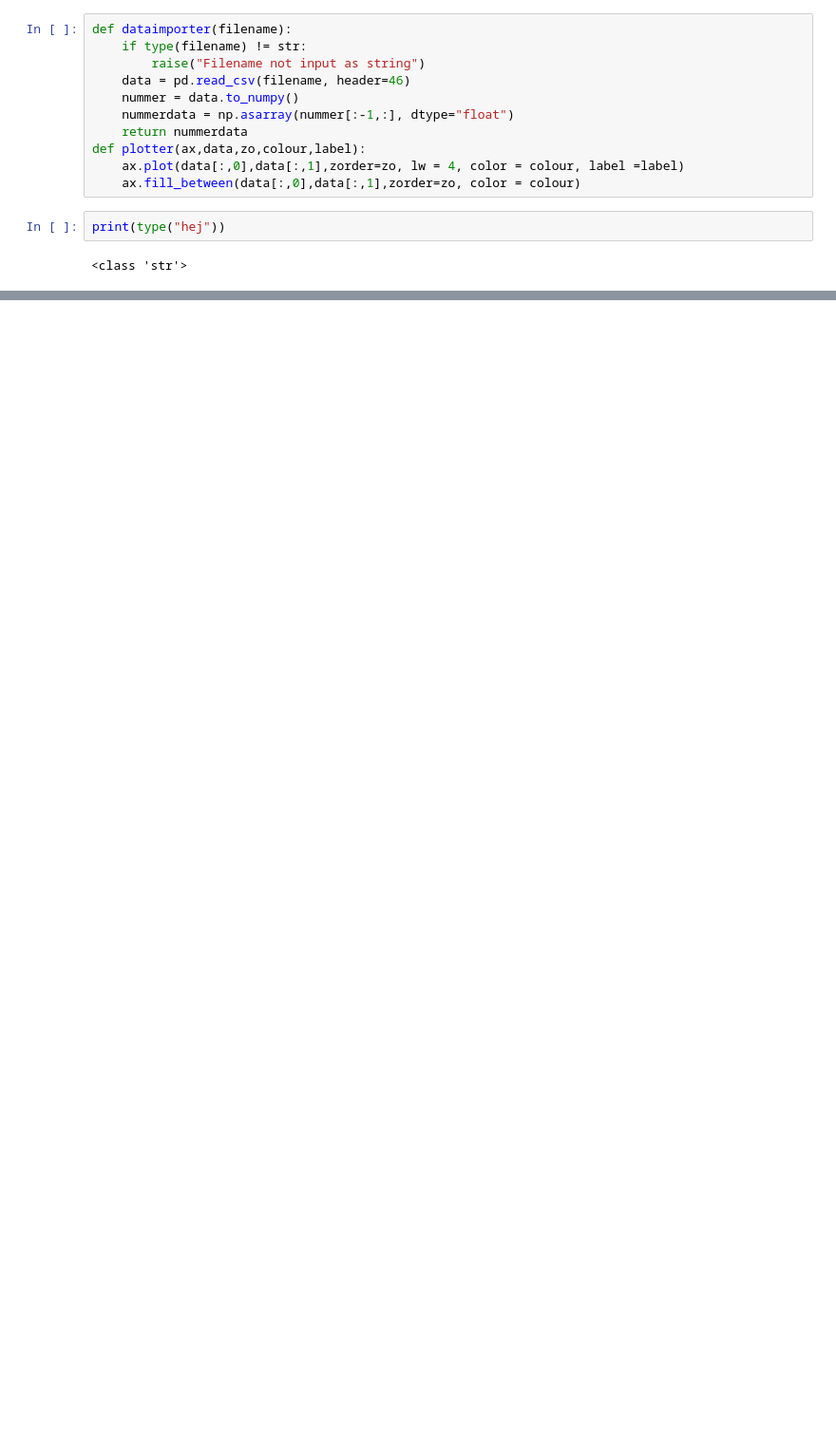
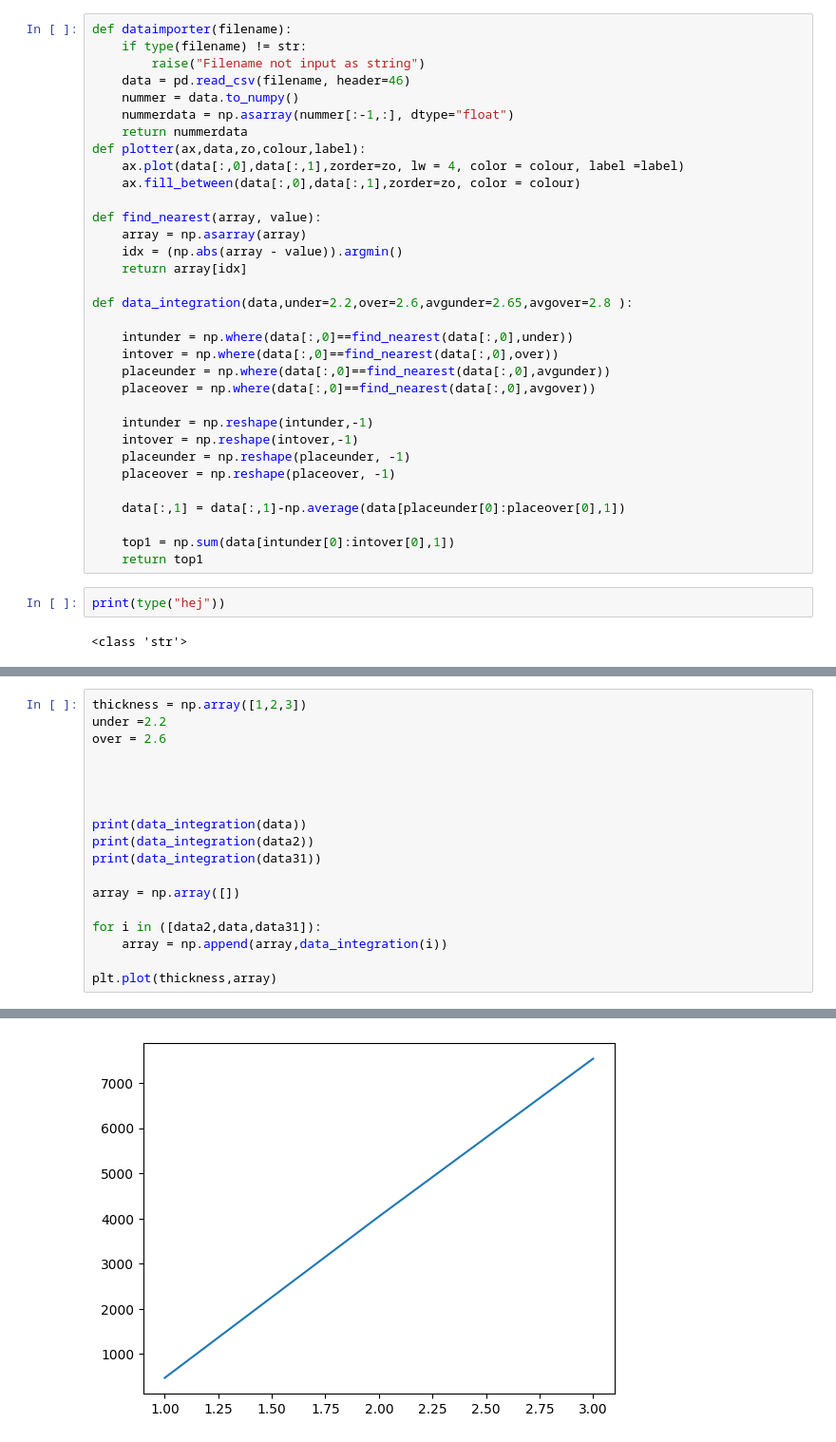
Before and after one commit to Lionfish30/Sommarjobb-2024, a Jupyter notebook: Data Importer.ipynb, the cells around one changed output, grey strips where cells are left out. Shown: that part at 95% size. Drawn from its saved outputs; the diff is of its cells as text; blank space fills up the shorter version.

```diff
--- a/Data Importer.ipynb
+++ b/Data Importer.ipynb
@@ -14,6 +14,28 @@ def dataimporter(filename):
 def plotter(ax,data,zo,colour,label):
     ax.plot(data[:,0],data[:,1],zorder=zo, lw = 4, color = colour, label =label)
     ax.fill_between(data[:,0],data[:,1],zorder=zo, color = colour)
+
+def find_nearest(array, value):
+    array = np.asarray(array)
+    idx = (np.abs(array - value)).argmin()
+    return array[idx]
+
+def data_integration(data,under=2.2,over=2.6,avgunder=2.65,avgover=2.8 ):
+
+    intunder = np.where(data[:,0]==find_nearest(data[:,0],under))
+    intover = np.where(data[:,0]==find_nearest(data[:,0],over))
+    placeunder = np.where(data[:,0]==find_nearest(data[:,0],avgunder))
+    placeover = np.where(data[:,0]==find_nearest(data[:,0],avgover))
+
+    intunder = np.reshape(intunder,-1)
+    intover = np.reshape(intover,-1)
+    placeunder = np.reshape(placeunder, -1)
+    placeover = np.reshape(placeover, -1)
+
+    data[:,1] = data[:,1]-np.average(data[placeunder[0]:placeover[0],1])
+
+    top1 = np.sum(data[intunder[0]:intover[0],1])
+    return top1
 # %%
 print(type("hej"))
 # %% [output]
@@ -69,0 +94,19 @@ plt.show()
+# %%
+thickness = np.array([1,2,3])
+under =2.2
+over = 2.6
+
+
+
+
+print(data_integration(data))
+print(data_integration(data2))
+print(data_integration(data31))
+
+array = np.array([])
+
+for i in ([data2,data,data31]):
+    array = np.append(array,data_integration(i))
+
+plt.plot(thickness,array)
+# %% [output]
@@ -69,0 +117 @@ plt.show()
+[figure, added]
```
Also changed, not shown: parts of 2 cells of this notebook.
